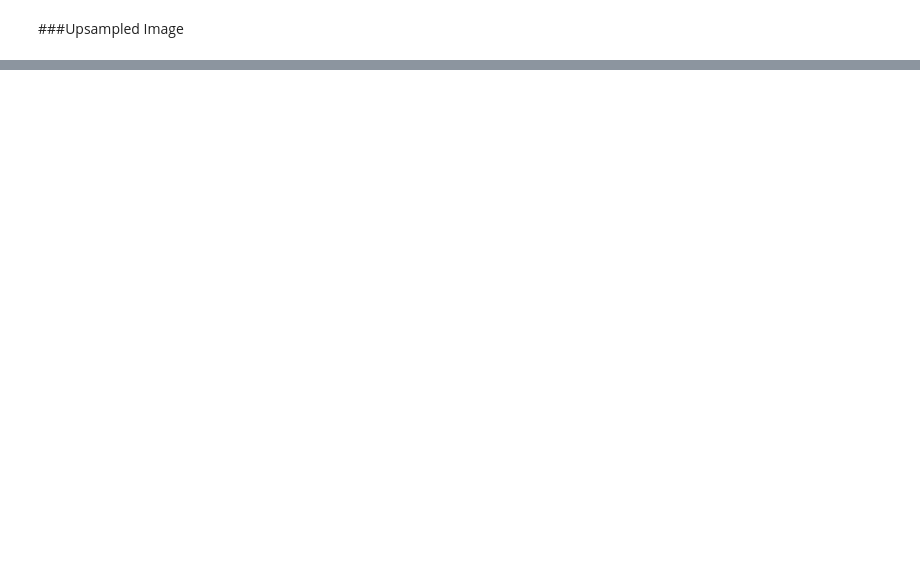
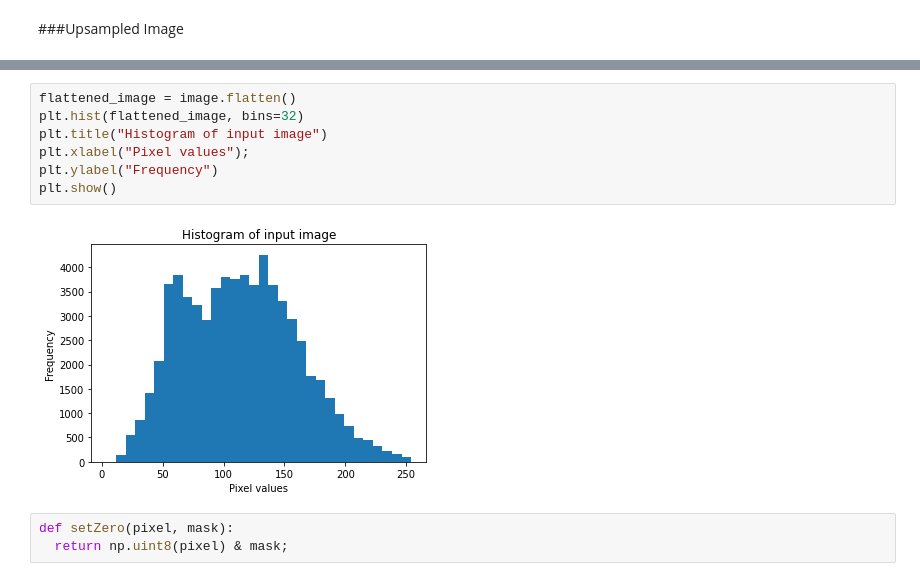
Before and after one commit to diksham1/image-lab, a Jupyter notebook: Assignment_1.ipynb, the cells around one changed output, grey strips where cells are left out. Saved outputs shown, nothing was run; the diff lists cells and outputs as text; blank space fills up the shorter version.

```diff
--- a/Assignment_1.ipynb
+++ b/Assignment_1.ipynb
@@ -112,0 +167,12 @@ showImage(temp)
+# %%
+flattened_image = image.flatten()
+plt.hist(flattened_image, bins=32)
+plt.title("Histogram of input image")
+plt.xlabel("Pixel values");
+plt.ylabel("Frequency")
+plt.show()
+# %% [output]
+[figure, added]
+# %%
+def setZero(pixel, mask):
+  return np.uint8(pixel) & mask;
```
Also changed, not shown: parts of 30 cells of this notebook.
